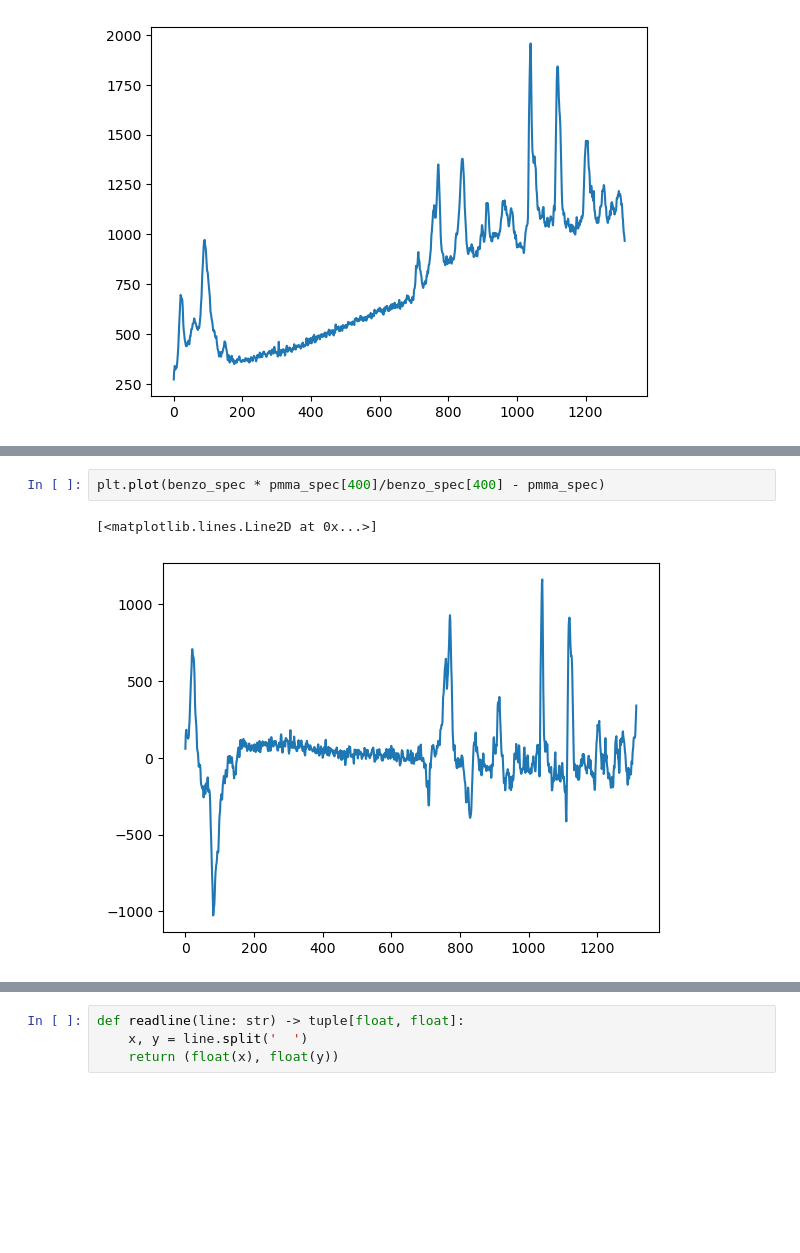
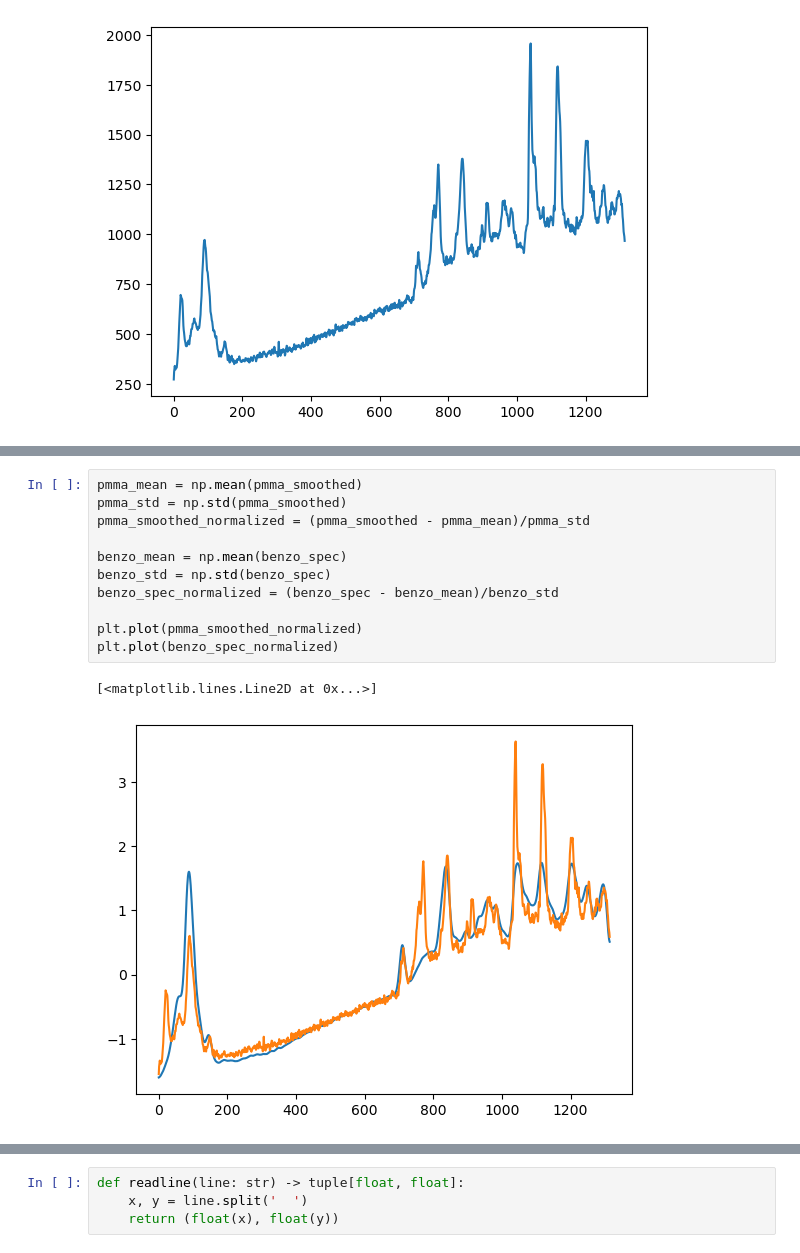
Before and after one commit to NoaVidovic/raman-processing, a Jupyter notebook: analysis.ipynb, the cells around one changed output, grey strips where cells are left out. Saved outputs shown, nothing was run; the diff lists cells and outputs as text; blank space fills up the shorter version.

```diff
--- a/analysis.ipynb
+++ b/analysis.ipynb
@@ -75,5 +103,14 @@ plt.plot(pmma_spec)
-# %%
-plt.plot(benzo_spec * pmma_spec[400]/benzo_spec[400] - pmma_spec)
-# %% [output]
-[<matplotlib.lines.Line2D at 0x...>]
-[figure, removed]
+# %%
+pmma_mean = np.mean(pmma_smoothed)
+pmma_std = np.std(pmma_smoothed)
+pmma_smoothed_normalized = (pmma_smoothed - pmma_mean)/pmma_std
+
+benzo_mean = np.mean(benzo_spec)
+benzo_std = np.std(benzo_spec)
+benzo_spec_normalized = (benzo_spec - benzo_mean)/benzo_std
+
+plt.plot(pmma_smoothed_normalized)
+plt.plot(benzo_spec_normalized)
+# %% [output]
+[<matplotlib.lines.Line2D at 0x...>]
+[figure, added]
```
Also changed, not shown: parts of 20 cells of this notebook, 1 other file.
